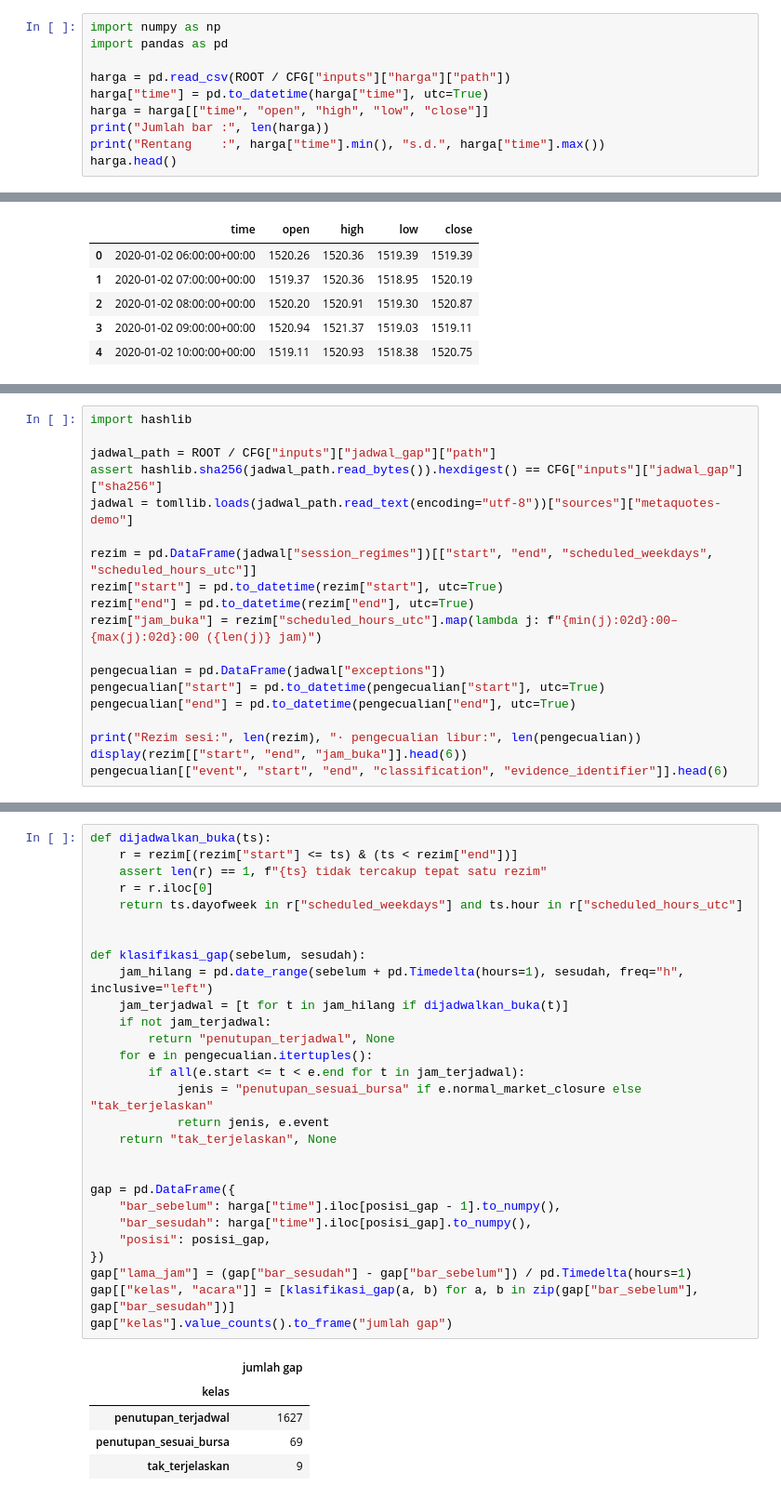
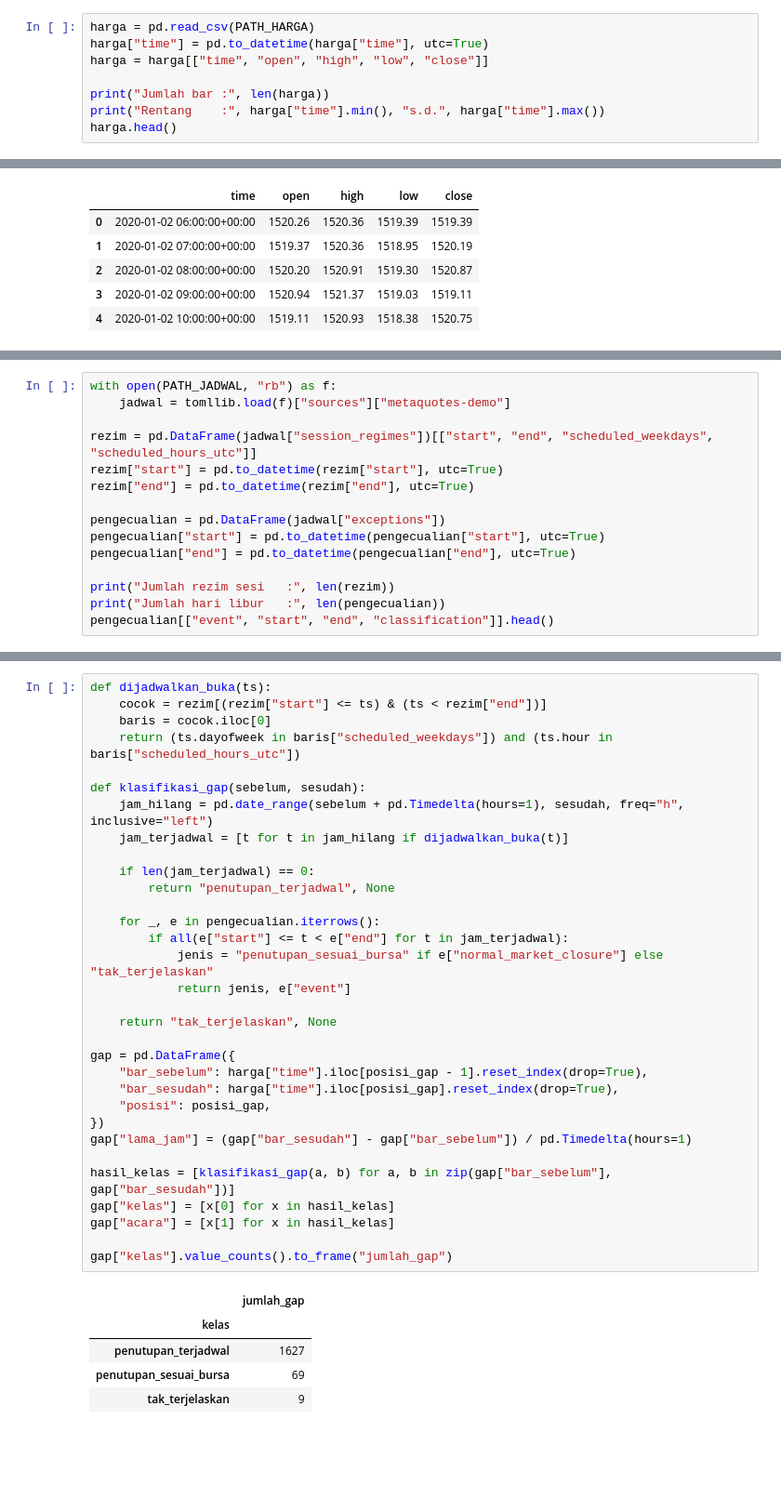
Before and after one commit to Vallykrie/skripsi-xauusd-p1, a Jupyter notebook: 02_Koding/notebooks/01_audit_harga_dan_gap.ipynb, the cells around one changed output, grey strips where cells are left out. Shown at 93% size. Drawn from its saved outputs; the diff is of its cells as text; blank space fills up the shorter version.

```diff
--- a/02_Koding/notebooks/01_audit_harga_dan_gap.ipynb
+++ b/02_Koding/notebooks/01_audit_harga_dan_gap.ipynb
@@ -28,10 +23,8 @@ Satu baris = satu bar H1. Kolom `time` adalah waktu **pembukaan** bar dalam UTC.
 # %%
-import numpy as np
-import pandas as pd
-
-harga = pd.read_csv(ROOT / CFG["inputs"]["harga"]["path"])
+harga = pd.read_csv(PATH_HARGA)
 harga["time"] = pd.to_datetime(harga["time"], utc=True)
 harga = harga[["time", "open", "high", "low", "close"]]
+
 print("Jumlah bar :", len(harga))
 print("Rentang    :", harga["time"].min(), "s.d.", harga["time"].max())
 harga.head()
@@ -108,20 +91,16 @@ Jadwal diturunkan dari arsip harga sebelum model apa pun dijalankan, lalu dibeku
 # %%
-import hashlib
-
-jadwal_path = ROOT / CFG["inputs"]["jadwal_gap"]["path"]
-assert hashlib.sha256(jadwal_path.read_bytes()).hexdigest() == CFG["inputs"]["jadwal_gap"]["sha256"]
-jadwal = tomllib.loads(jadwal_path.read_text(encoding="utf-8"))["sources"]["metaquotes-demo"]
+with open(PATH_JADWAL, "rb") as f:
+    jadwal = tomllib.load(f)["sources"]["metaquotes-demo"]
 
 rezim = pd.DataFrame(jadwal["session_regimes"])[["start", "end", "scheduled_weekdays", "scheduled_hours_utc"]]
 rezim["start"] = pd.to_datetime(rezim["start"], utc=True)
 rezim["end"] = pd.to_datetime(rezim["end"], utc=True)
-rezim["jam_buka"] = rezim["scheduled_hours_utc"].map(lambda j: f"{min(j):02d}:00–{max(j):02d}:00 ({len(j)} jam)")
 
 pengecualian = pd.DataFrame(jadwal["exceptions"])
 pengecualian["start"] = pd.to_datetime(pengecualian["start"], utc=True)
 pengecualian["end"] = pd.to_datetime(pengecualian["end"], utc=True)
 
-print("Rezim sesi:", len(rezim), "· pengecualian libur:", len(pengecualian))
-display(rezim[["start", "end", "jam_buka"]].head(6))
-pengecualian[["event", "start", "end", "classification", "evidence_identifier"]].head(6)
+print("Jumlah rezim sesi   :", len(rezim))
+print("Jumlah hari libur   :", len(pengecualian))
+pengecualian[["event", "start", "end", "classification"]].head()
 # %% [output]
@@ -151,33 +122,37 @@ Untuk setiap gap, daftar jam yang hilang diperiksa:
 # %%
 def dijadwalkan_buka(ts):
-    r = rezim[(rezim["start"] <= ts) & (ts < rezim["end"])]
-    assert len(r) == 1, f"{ts} tidak tercakup tepat satu rezim"
-    r = r.iloc[0]
-    return ts.dayofweek in r["scheduled_weekdays"] and ts.hour in r["scheduled_hours_utc"]
-
+    cocok = rezim[(rezim["start"] <= ts) & (ts < rezim["end"])]
+    baris = cocok.iloc[0]
+    return (ts.dayofweek in baris["scheduled_weekdays"]) and (ts.hour in baris["scheduled_hours_utc"])
 
 def klasifikasi_gap(sebelum, sesudah):
     jam_hilang = pd.date_range(sebelum + pd.Timedelta(hours=1), sesudah, freq="h", inclusive="left")
     jam_terjadwal = [t for t in jam_hilang if dijadwalkan_buka(t)]
-    if not jam_terjadwal:
+
+    if len(jam_terjadwal) == 0:
         return "penutupan_terjadwal", None
-    for e in pengecualian.itertuples():
-        if all(e.start <= t < e.end for t in jam_terjadwal):
-            jenis = "penutupan_sesuai_bursa" if e.normal_market_closure else "tak_terjelaskan"
-            return jenis, e.event
+
+    for _, e in pengecualian.iterrows():
+        if all(e["start"] <= t < e["end"] for t in jam_terjadwal):
+            jenis = "penutupan_sesuai_bursa" if e["normal_market_closure"] else "tak_terjelaskan"
+            return jenis, e["event"]
+
     return "tak_terjelaskan", None
 
-
 gap = pd.DataFrame({
-    "bar_sebelum": harga["time"].iloc[posisi_gap - 1].to_numpy(),
-    "bar_sesudah": harga["time"].iloc[posisi_gap].to_numpy(),
+    "bar_sebelum": harga["time"].iloc[posisi_gap - 1].reset_index(drop=True),
+    "bar_sesudah": harga["time"].iloc[posisi_gap].reset_index(drop=True),
     "posisi": posisi_gap,
 })
 gap["lama_jam"] = (gap["bar_sesudah"] - gap["bar_sebelum"]) / pd.Timedelta(hours=1)
-gap[["kelas", "acara"]] = [klasifikasi_gap(a, b) for a, b in zip(gap["bar_sebelum"], gap["bar_sesudah"])]
-gap["kelas"].value_counts().to_frame("jumlah gap")
+
+hasil_kelas = [klasifikasi_gap(a, b) for a, b in zip(gap["bar_sebelum"], gap["bar_sesudah"])]
+gap["kelas"] = [x[0] for x in hasil_kelas]
+gap["acara"] = [x[1] for x in hasil_kelas]
+
+gap["kelas"].value_counts().to_frame("jumlah_gap")
 # %% [output]
-|  | jumlah gap |
+|  | jumlah_gap |
 | kelas |  |
 | penutupan_terjadwal | 1627 |
 | penutupan_sesuai_bursa | 69 |
```
Also changed, not shown: parts of 22 cells of this notebook, 11 other files.
